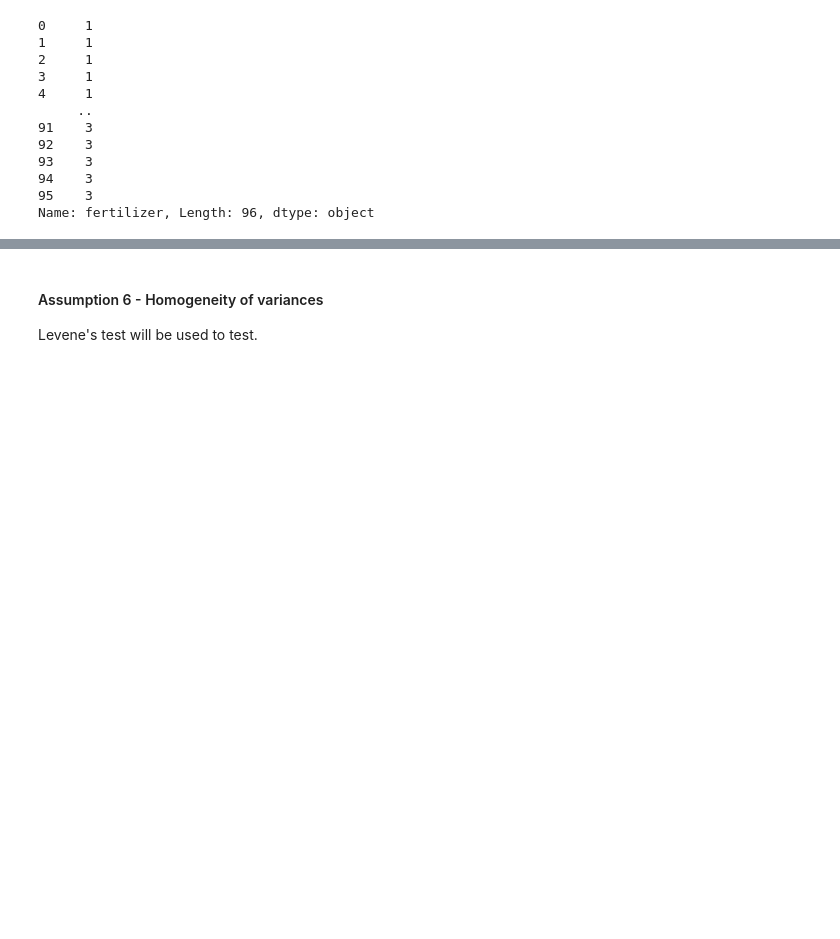
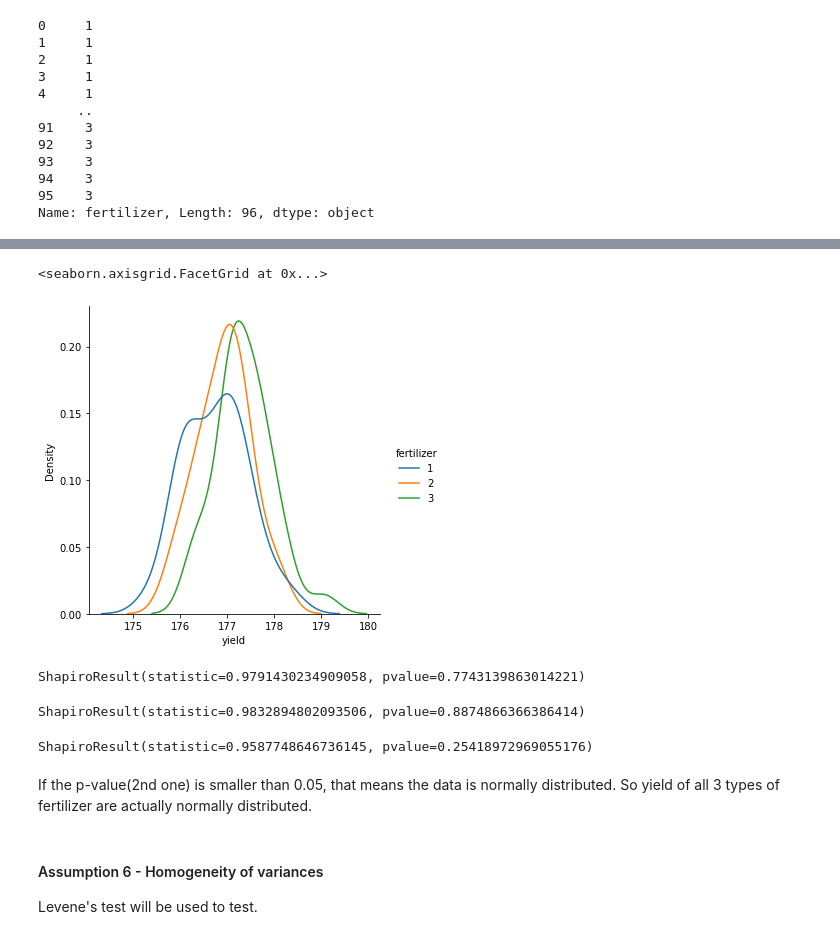
Before and after one commit to HazelIP/Machine-learning2021, a Jupyter notebook: ANOVA.ipynb, the cells around one changed output, grey strips where cells are left out. Saved outputs shown, nothing was run; the diff lists cells and outputs as text; code cells hidden in the pictures; blank space fills up the shorter version.

```diff
--- a/ANOVA.ipynb
+++ b/ANOVA.ipynb
@@ -123,3 +140,27 @@ Shapiro-Wilk test will be used to test for all 3 types of fertilizer
+# %%
+#KDEs of the 3 categories
+sns.displot(x=dependent, hue=independent, kind="kde")
+# %% [output]
+<seaborn.axisgrid.FacetGrid at 0x...>
+[figure, added]
+# %%
+# Shapiro-Wilk test for normality for fertilizer 1
+stats.shapiro(dependent[independent == '1'])
+# %% [output]
+ShapiroResult(statistic=0.9791430234909058, pvalue=0.7743139863014221)
+# %%
+#run on fertilizer 2
+stats.shapiro(dependent[independent == "2"])
+# %% [output]
+ShapiroResult(statistic=0.9832894802093506, pvalue=0.8874866366386414)
+# %%
+# run on fertilizer 3
+stats.shapiro(dependent[independent == "3"])
+# %% [output]
+ShapiroResult(statistic=0.9587748646736145, pvalue=0.25418972969055176)
+# %% [markdown]
+If the p-value(2nd one) is smaller than 0.05, that means the data is normally distributed.
+So yield of all 3 types of fertilizer are actually normally distributed.
 # %% [markdown]
 #### Assumption 6 - Homogeneity of variances
 Levene's test will be used to test.
```
Also changed, not shown: parts of 16 cells of this notebook.
